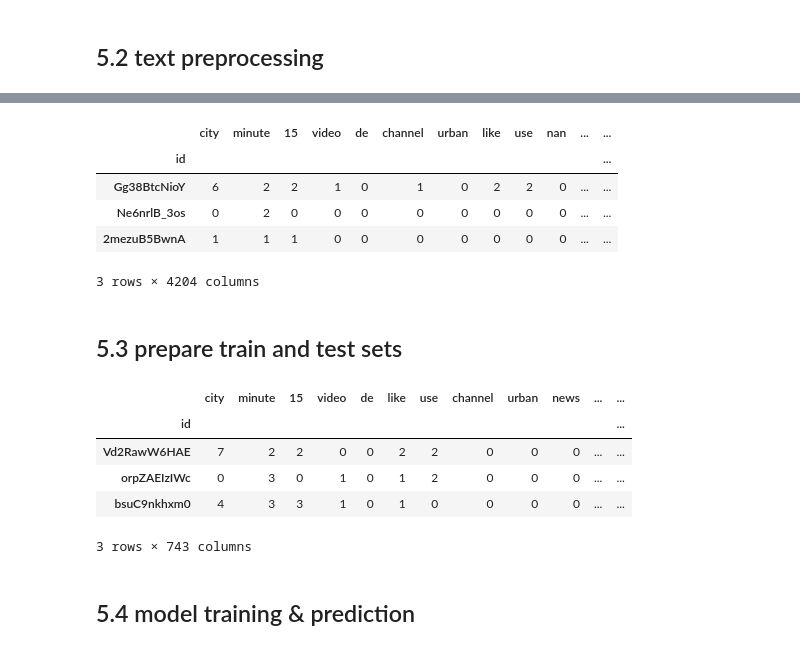
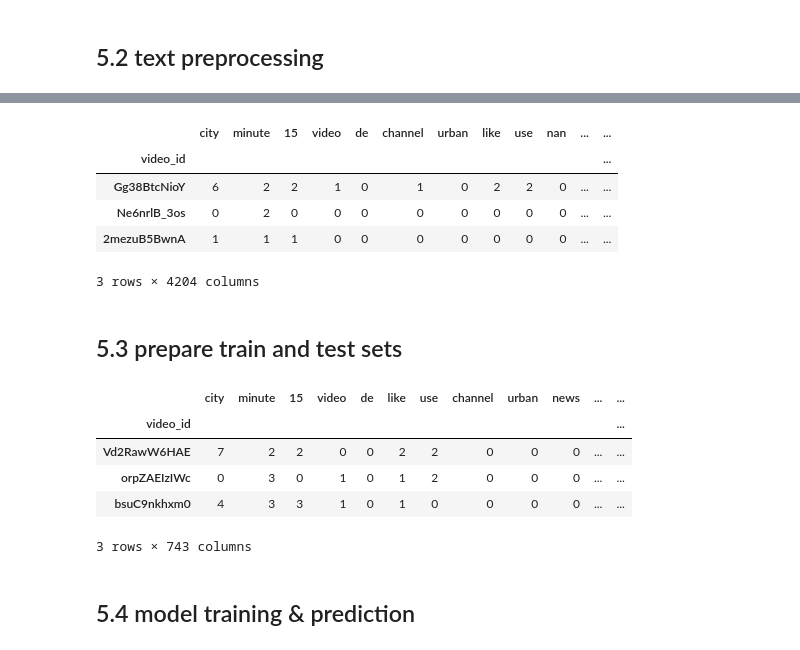
Before and after one commit to julia-king-edu/so-24_smda_project, a Jupyter notebook: data_processing.ipynb, the cells around one changed output, grey strips where cells are left out. Saved outputs shown, nothing was run; the diff lists cells and outputs as text; code cells hidden in the pictures.

```diff
--- a/data_processing.ipynb
+++ b/data_processing.ipynb
@@ -383,29 +388,37 @@ video_df.head(3)
 | Ne6nrlB_3os | 0 | 2022-03-20 | URBTalk: 20 Minute Neighbourhood | URBTalk presentation on the 20 mi... | 166 | urbtalk 20 minute neighbourhood u... | 1.0 | 0 | <NA> | ... |
 | 2mezuB5BwnA | 0 | 2022-03-20 | Expo 2020 Dubai Will Reopen As A ... | . | 114 | expo 2020 dubai reopen 15 minute ... | 0.0 | 0 | <NA> | ... |
 # %%
-# function that returns bag of words for given df
+# define function generating bag of words
 
-def get_bow(df : pd.DataFrame, text_col : str = "clean") -> pd.DataFrame:
-    # generate docstring by typing """
-    vectorizer = CountVectorizer(min_df = 5) # setting a minimum number of appearances to keep outliers out
+def get_bow(strings : pd.Series, min_n : int = 5) -> pd.DataFrame:
+    """given a series of strings, generates a bag of words dataframe
+
+    Args:
+        strings(pd.Series): Series of string objects. Index of the series is used as the row index of the dataframe
+        min_n (int, optional): corresponds to the min_df argument in CountVectorizer. higher value -> word needs to occur more often to be in bow df
+
+    Returns:
+        pd.DataFrame: df with 1 column per word occuring at least
+    """
+    vectorizer = CountVectorizer(min_df = min_n) # setting a minimum number of appearances to keep outliers out
 
     # get bag of words
-    vectorizer.fit(df[text_col])
-    bow_matrix = vectorizer.transform(df[text_col])
-    bow_df = pd.DataFrame(bow_matrix.toarray(), index = df.index, columns = vectorizer.get_feature_names_out()) # convert to df and replace indexes with video id and word name
+    vectorizer.fit(strings)
+    bow_matrix = vectorizer.transform(strings)
+    bow_df = pd.DataFrame(bow_matrix.toarray(), index = strings.index, columns = vectorizer.get_feature_names_out()) # convert to df and replace indexes with video id and word name
 
-    # sort the df by the row sums in descending order
+    # sort the df by the row sums in descending order (for aesthetics)
     bow_df = bow_df = bow_df[bow_df.sum(axis = 0).sort_values(ascending=False).index]
     return bow_df
 # %%
 # get bow for entire df
 
-video_bow = get_bow(video_df)
+video_bow = get_bow(video_df["clean"])
 
 video_bow.head(3)
 # %% [output]
 |  | city | minute | 15 | video | de | channel | urban | like | use | nan | ... | ... |
-| id |  |  |  |  |  |  |  |  |  |  |  | ... |
+| video_id |  |  |  |  |  |  |  |  |  |  |  | ... |
 | Gg38BtcNioY | 6 | 2 | 2 | 1 | 0 | 1 | 0 | 2 | 2 | 0 | ... | ... |
 | Ne6nrlB_3os | 0 | 2 | 0 | 0 | 0 | 0 | 0 | 0 | 0 | 0 | ... | ... |
 | 2mezuB5BwnA | 1 | 1 | 1 | 0 | 0 | 0 | 0 | 0 | 0 | 0 | ... | ... |
@@ -416,12 +429,12 @@ video_bow.head(3)
 # extract manually sampled videos & set up train-test-split
 
 manual_df = video_df.dropna(subset = ["conspirative_manual"])
-manual_bow = get_bow(manual_df)
+manual_bow = get_bow(manual_df["clean"])
 
 manual_bow.head(3)
 # %% [output]
 |  | city | minute | 15 | video | de | like | use | channel | urban | news | ... | ... |
-| id |  |  |  |  |  |  |  |  |  |  |  | ... |
+| video_id |  |  |  |  |  |  |  |  |  |  |  | ... |
 | Vd2RawW6HAE | 7 | 2 | 2 | 0 | 0 | 2 | 2 | 0 | 0 | 0 | ... | ... |
 | orpZAEIzIWc | 0 | 3 | 0 | 1 | 0 | 1 | 2 | 0 | 0 | 0 | ... | ... |
 | bsuC9nkhxm0 | 4 | 3 | 3 | 1 | 0 | 1 | 0 | 0 | 0 | 0 | ... | ... |
```
Also changed, not shown: parts of 19 cells of this notebook, 11 other files.
